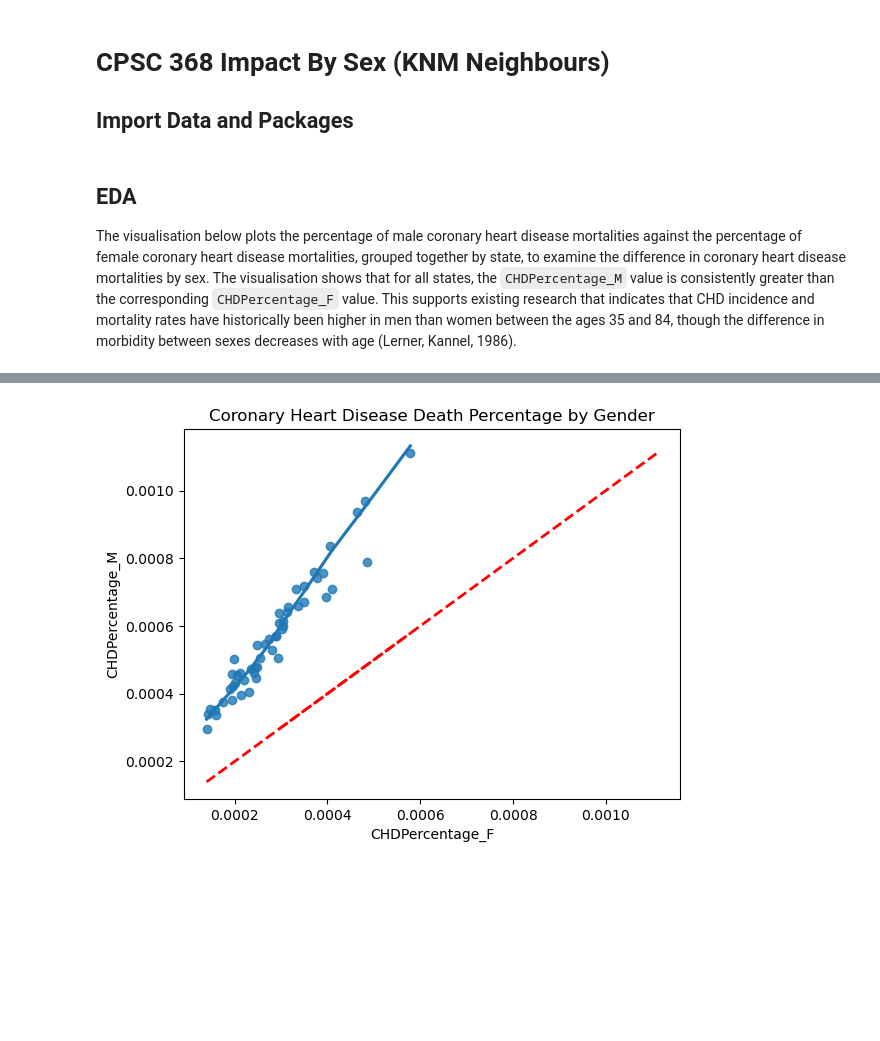
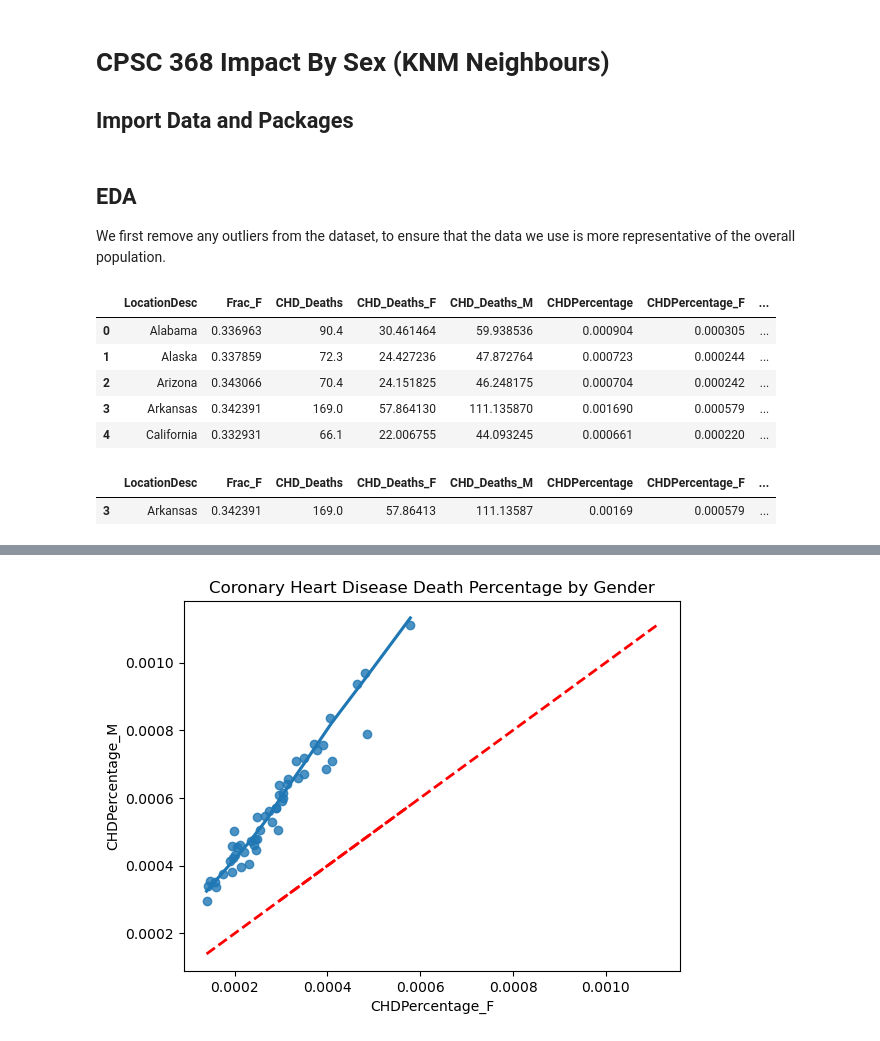
Before and after one commit to Nick-2003/cpsc368_knm_project, a Jupyter notebook: cpsc_368_project_knm_sex.ipynb, the cells around one changed output, grey strips where cells are left out. Saved outputs shown, nothing was run; the diff lists cells and outputs as text; code cells hidden in the pictures; blank space fills up the shorter version.

```diff
--- a/cpsc_368_project_knm_sex.ipynb
+++ b/cpsc_368_project_knm_sex.ipynb
@@ -12,3 +13,25 @@ KFF2019_new = pd.read_csv("final_datasets_V1/cleaned/KFF2019_new.csv")
 # %% [markdown]
 ## EDA
-The visualisation below plots the percentage of male coronary heart disease mortalities against the percentage of female coronary heart disease mortalities, grouped together by state, to examine the difference in coronary heart disease mortalities by sex. The visualisation shows that for all states, the `CHDPercentage_M` value is consistently greater than the corresponding `CHDPercentage_F` value. This supports existing research that indicates that CHD incidence and mortality rates have historically been higher in men than women between the ages 35 and 84, though the difference in morbidity between sexes decreases with age (Lerner, Kannel, 1986).
+We first remove any outliers from the dataset, to ensure that the data we use is more representative of the overall population.
+# %%
+total_data.head()
+# %% [output]
+|  | LocationDesc | Frac_F | CHD_Deaths | CHD_Deaths_F | CHD_Deaths_M | CHDPercentage | CHDPercentage_F | ... |
+| 0 | Alabama | 0.336963 | 90.4 | 30.461464 | 59.938536 | 0.000904 | 0.000305 | ... |
+| 1 | Alaska | 0.337859 | 72.3 | 24.427236 | 47.872764 | 0.000723 | 0.000244 | ... |
+| 2 | Arizona | 0.343066 | 70.4 | 24.151825 | 46.248175 | 0.000704 | 0.000242 | ... |
+| 3 | Arkansas | 0.342391 | 169.0 | 57.864130 | 111.135870 | 0.001690 | 0.000579 | ... |
+| 4 | California | 0.332931 | 66.1 | 22.006755 | 44.093245 | 0.000661 | 0.000220 | ... |
+# %%
+Q1 = total_data["CHD_Deaths"].quantile(0.25)
+Q3 = total_data["CHD_Deaths"].quantile(0.75)
+IQR = Q3 - Q1
+
+lower_bound = Q1 - 1.5 * IQR
+upper_bound = Q3 + 1.5 * IQR
+
+total_data_outliers = total_data[(total_data["CHD_Deaths"] < lower_bound) | (total_data["CHD_Deaths"] > upper_bound)]
+display(total_data_outliers)
+# %% [output]
+|  | LocationDesc | Frac_F | CHD_Deaths | CHD_Deaths_F | CHD_Deaths_M | CHDPercentage | CHDPercentage_F | ... |
+| 3 | Arkansas | 0.342391 | 169.0 | 57.86413 | 111.13587 | 0.00169 | 0.000579 | ... |
```
Also changed, not shown: parts of 4 cells of this notebook, 1 other file.
